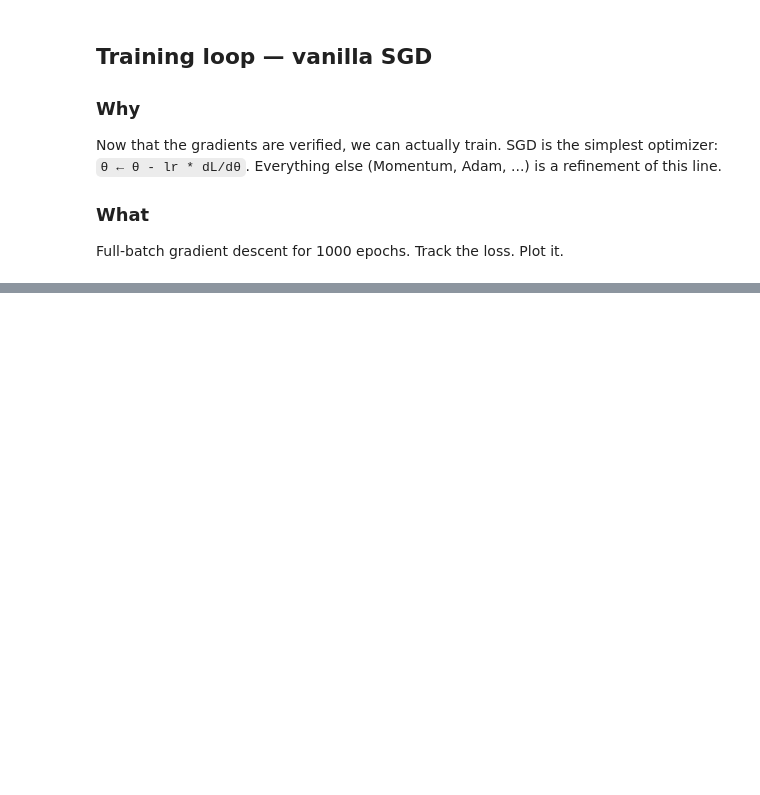
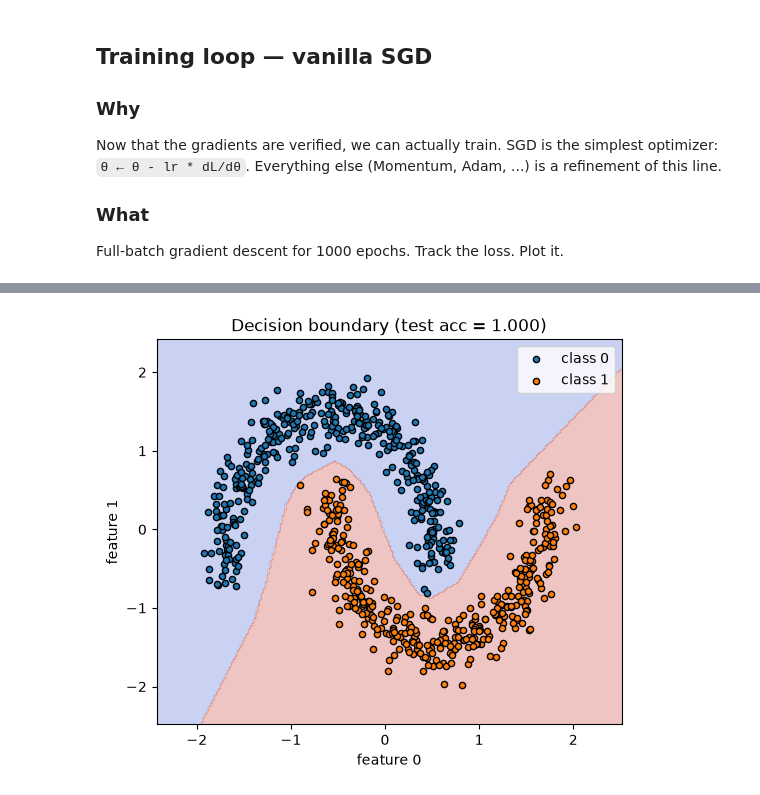
Before and after one commit to elnaz002/ai-learning-journey, a Jupyter notebook: 06-deep-learning/mini-project/01-nn-from-scratch.ipynb, the cells around one changed output, grey strips where cells are left out. Saved outputs shown, nothing was run; the diff lists cells and outputs as text; code cells hidden in the pictures; blank space fills up the shorter version.

```diff
--- a/06-deep-learning/mini-project/01-nn-from-scratch.ipynb
+++ b/06-deep-learning/mini-project/01-nn-from-scratch.ipynb
@@ -300,0 +387,26 @@ Full-batch gradient descent for 1000 epochs. Track the loss. Plot it.
+# %%
+h = 0.02
+x_min, x_max = X_train[:, 0].min() - 0.5, X_train[:, 0].max() + 0.5
+y_min, y_max = X_train[:, 1].min() - 0.5, X_train[:, 1].max() + 0.5
+xx, yy = np.meshgrid(np.arange(x_min, x_max, h),
+                     np.arange(y_min, y_max, h))
+
+grid  = np.c_[xx.ravel(), yy.ravel()]
+_, grid_probs = forward(grid, W1, b1, W2, b2)
+grid_preds = np.argmax(grid_probs, axis=1).reshape(xx.shape)
+
+plt.figure(figsize=(6, 5))
+plt.contourf(xx, yy, grid_preds, alpha=0.3, cmap="coolwarm")
+
+plt.scatter(X_train[y_train == 0, 0], X_train[y_train == 0, 1],
+            c="tab:blue", edgecolor="k", s=20, label="class 0")
+plt.scatter(X_train[y_train == 1, 0], X_train[y_train == 1, 1],
+            c="tab:orange", edgecolor="k", s=20, label="class 1")
+
+plt.title(f"Decision boundary (test acc = {test_acc:.3f})")
+plt.xlabel("feature 0")
+plt.ylabel("feature 1")
+plt.legend()
+plt.show()
+# %% [output]
+[figure, added]
```
Also changed, not shown: parts of 7 cells of this notebook, 6 other files.
